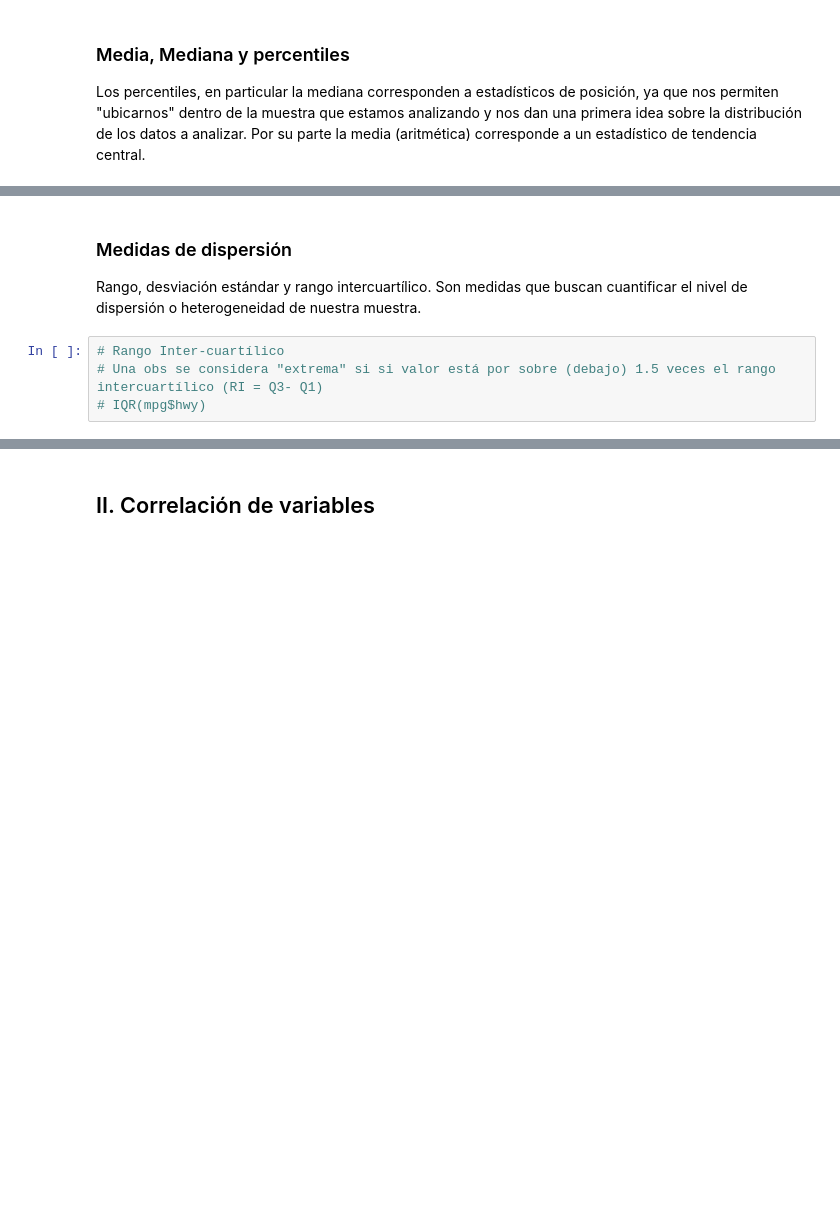
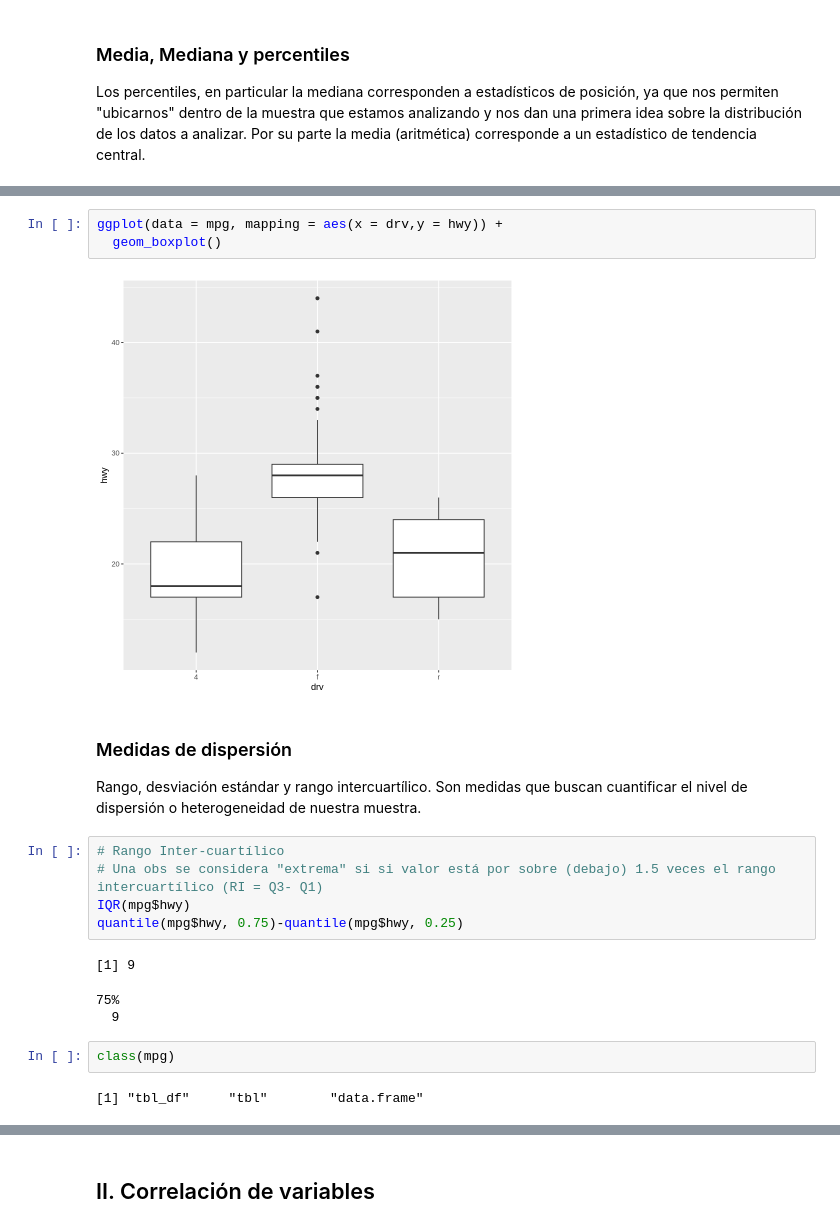
Before and after one commit to majorquev/DBDC_202406_Programacion_en_R_para_ciencia_de_datos, a Jupyter notebook: Clases/C6/Clase6_1_Estadisticos_descriptivos_y_correlación.ipynb, the cells around one changed output, grey strips where cells are left out. Drawn from its saved outputs; the diff is of its cells as text; blank space fills up the shorter version.

```diff
--- a/Clases/C6/Clase6_1_Estadisticos_descriptivos_y_correlación.ipynb
+++ b/Clases/C6/Clase6_1_Estadisticos_descriptivos_y_correlación.ipynb
@@ -65,7 +101,21 @@ print(paste("La mediana es: ", median(mpg$hwy)))
+# %%
+ggplot(data = mpg, mapping = aes(x = drv,y = hwy)) +
+  geom_boxplot()
+# %% [output]
+[figure, added]
 # %% [markdown]
 ### Medidas de dispersión
 Rango, desviación estándar  y rango intercuartílico. Son medidas que buscan cuantificar el nivel de dispersión o heterogeneidad de nuestra muestra.
 # %%
 # Rango Inter-cuartílico
 # Una obs se considera "extrema" si si valor está por sobre (debajo) 1.5 veces el rango intercuartílico (RI = Q3- Q1)
-# IQR(mpg$hwy)
+IQR(mpg$hwy)
+quantile(mpg$hwy, 0.75)-quantile(mpg$hwy, 0.25)
+# %% [output]
+[1] 9
+75%
+  9
+# %%
+class(mpg)
+# %% [output]
+[1] "tbl_df"     "tbl"        "data.frame"
```
Also changed, not shown: parts of 25 cells of this notebook.
